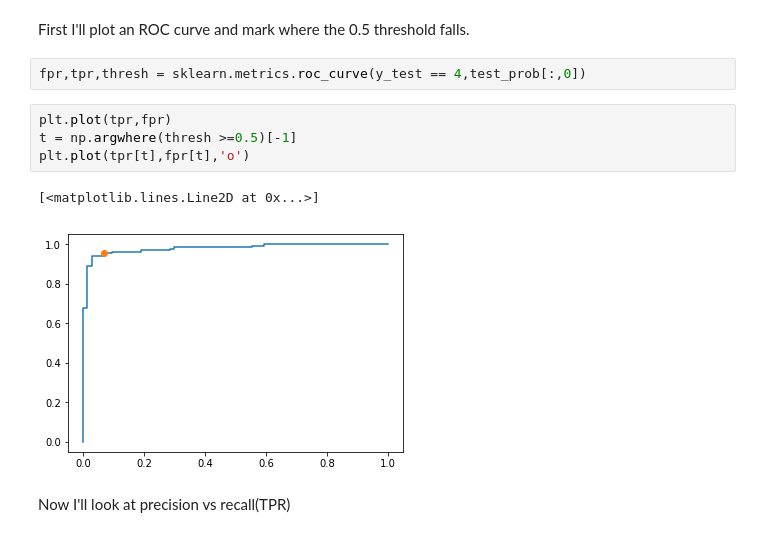
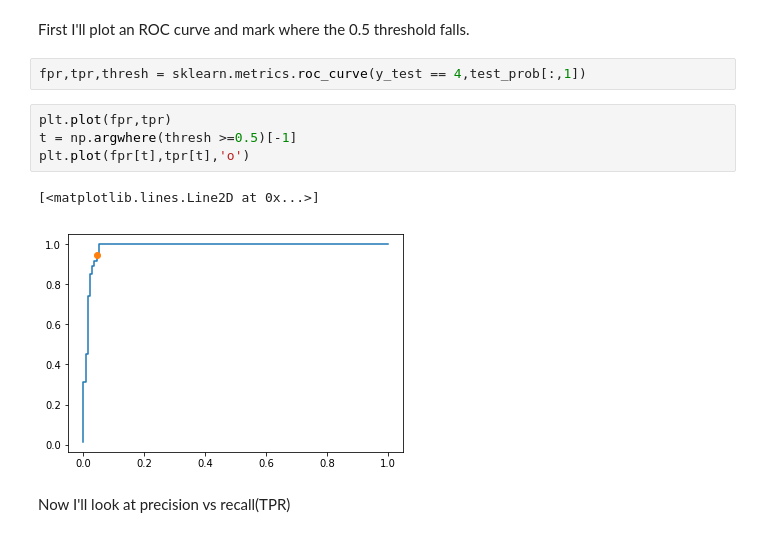
Before and after one commit to psilentp/wisconson_biopsy, a Jupyter notebook: bc_data.ipynb, the cells around one changed output. Drawn from its saved outputs; the diff is of its cells as text.

```diff
--- a/bc_data.ipynb
+++ b/bc_data.ipynb
@@ -190,14 +190,14 @@ There are a few other metrics to consider here. As we change the threshold of ou
 # %% [markdown]
 First I'll plot an ROC curve and mark where the 0.5 threshold falls.
 # %%
-fpr,tpr,thresh = sklearn.metrics.roc_curve(y_test == 4,test_prob[:,0])
+fpr,tpr,thresh = sklearn.metrics.roc_curve(y_test == 4,test_prob[:,1])
 # %%
-plt.plot(tpr,fpr)
+plt.plot(fpr,tpr)
 t = np.argwhere(thresh >=0.5)[-1]
-plt.plot(tpr[t],fpr[t],'o')
+plt.plot(fpr[t],tpr[t],'o')
 # %% [output]
 [<matplotlib.lines.Line2D at 0x...>]
-[figure, old version]
+[figure, new version]
 # %% [markdown]
 Now I'll look at precision vs recall(TPR)
 # %%
```
Also changed, not shown: parts of 12 cells of this notebook.
